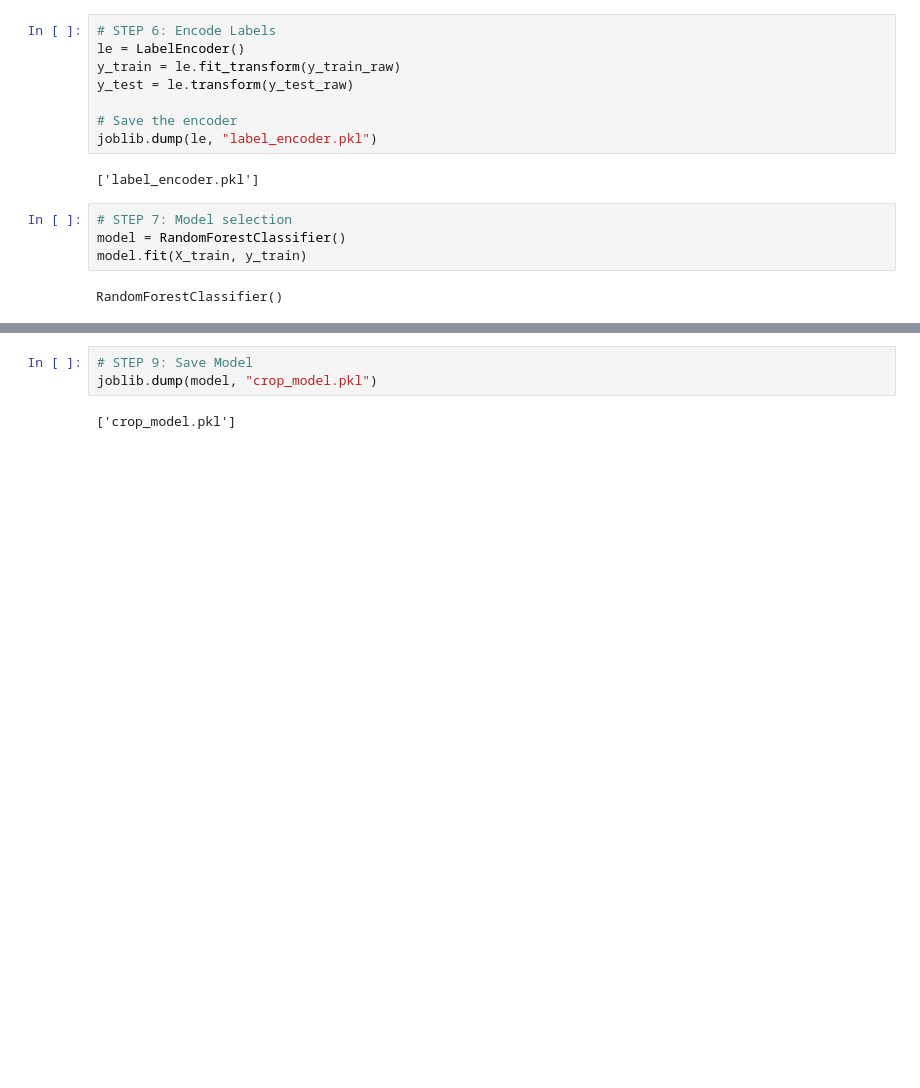
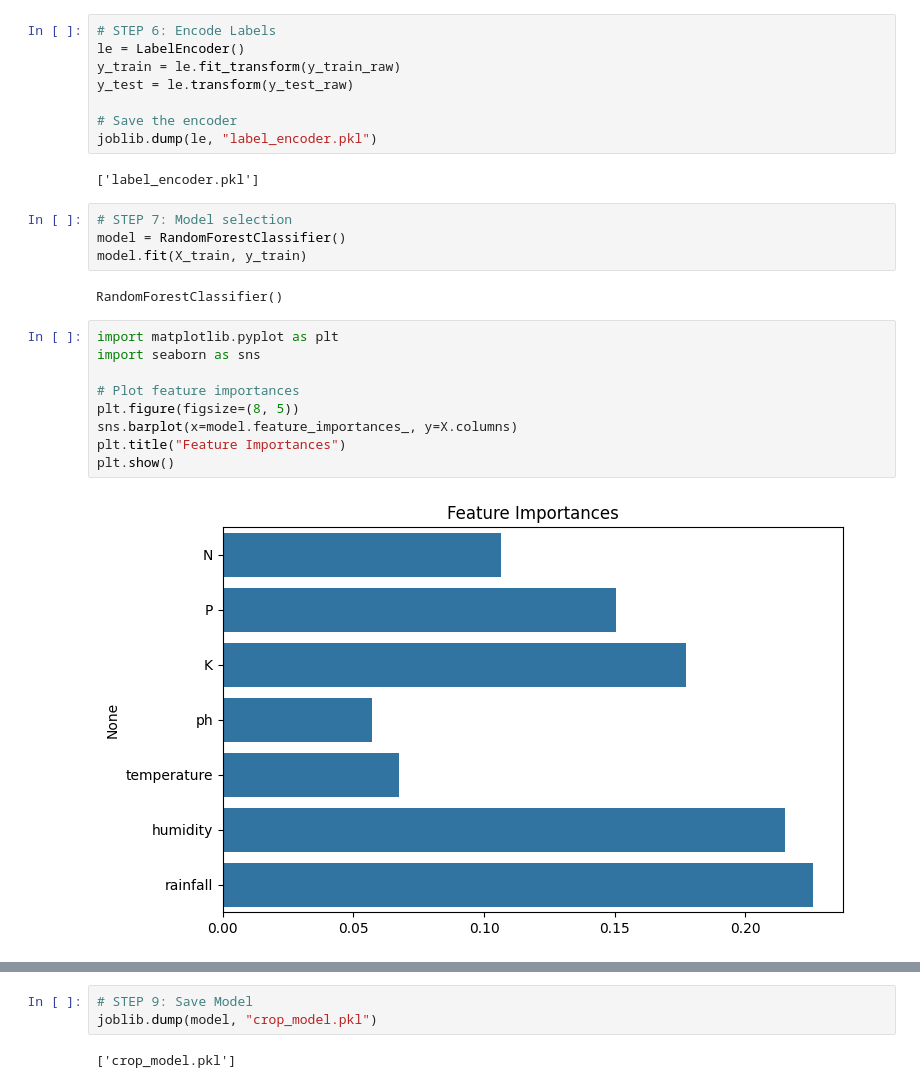
Before and after one commit to swarnabhaghosh/AgriGuru-Intelligent-Agricultural-Advisory-System, a Jupyter notebook: model/AgriGuru.ipynb, the cells around one changed output, grey strips where cells are left out. Saved outputs shown, nothing was run; the diff lists cells and outputs as text; blank space fills up the shorter version.

Commit message:
commit in model

```diff
--- a/model/AgriGuru.ipynb
+++ b/model/AgriGuru.ipynb
@@ -107,6 +107,17 @@ model = RandomForestClassifier()
 model.fit(X_train, y_train)
 # %% [output]
 RandomForestClassifier()
+# %%
+import matplotlib.pyplot as plt
+import seaborn as sns
+
+# Plot feature importances
+plt.figure(figsize=(8, 5))
+sns.barplot(x=model.feature_importances_, y=X.columns)
+plt.title("Feature Importances")
+plt.show()
+# %% [output]
+[figure, added]
 # %%
 # STEP 8: Evaluate
 y_pred = model.predict(X_test)
```
Also changed, not shown: parts of 3 cells of this notebook, 1 other file.
